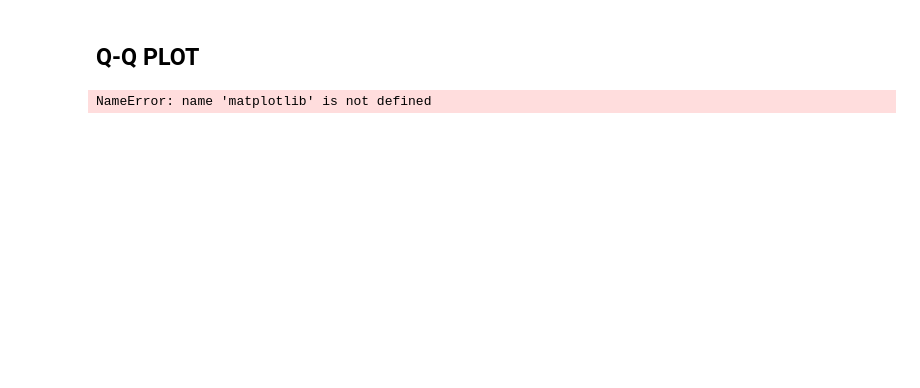
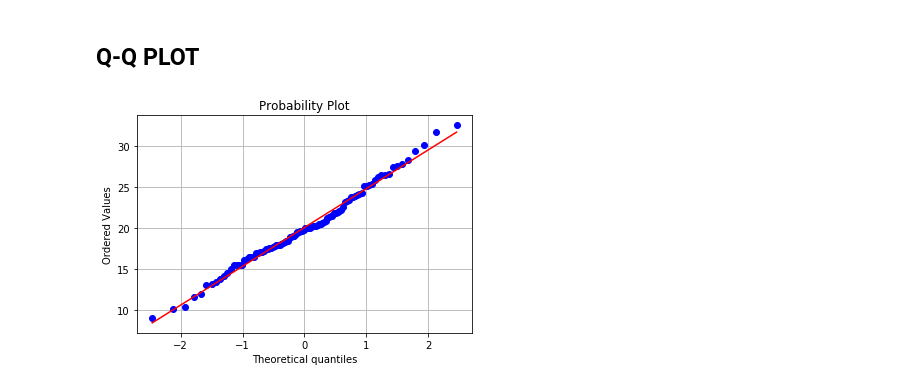
Before and after one commit to manasa-rajesh/Python-for-DataScience, a Jupyter notebook: Probability and Statistics.ipynb, the cells around one changed output. Saved outputs shown, nothing was run; the diff lists cells and outputs as text; code cells hidden in the pictures; blank space fills up the shorter version.

```diff
--- a/Probability and Statistics.ipynb
+++ b/Probability and Statistics.ipynb
@@ -3,9 +3,12 @@
 # %%
 import numpy as np
 import scipy as sp
 from scipy import stats
+import matplotlib
+import matplotlib.pyplot as plt
 
 x = np.random.normal(loc = 20,scale = 5 ,size = 100) #mean = 20 , standard deviation = 5
 sp.stats.probplot(x,dist="norm",plot=matplotlib.pyplot)
+plt.grid()
 # %% [output]
-NameError: name 'matplotlib' is not defined
+[figure, added]
```
Also changed, not shown: parts of 12 cells of this notebook.
